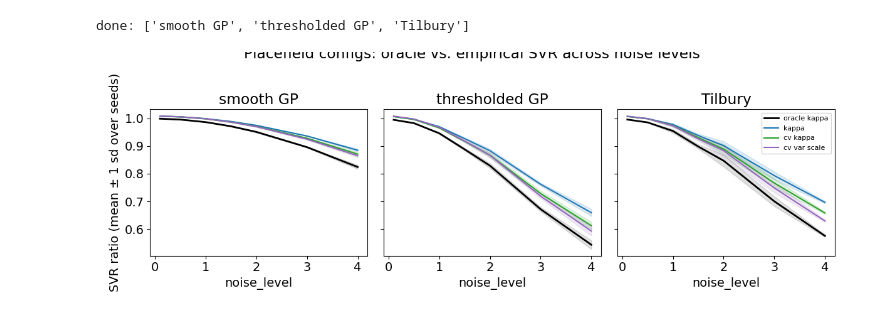
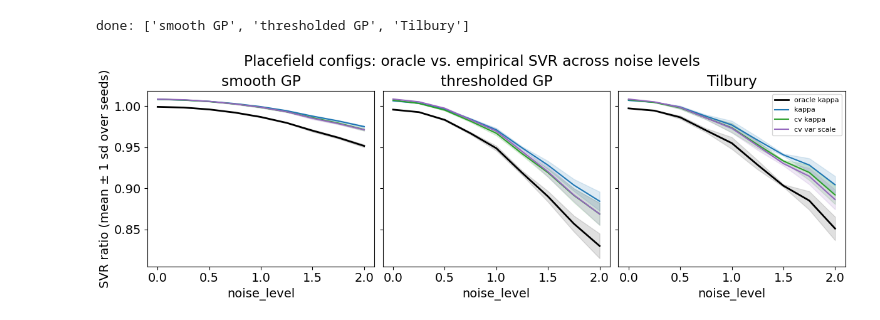
Before and after one commit to landoskape/vrAnalysis, a Jupyter notebook: dimensionality_manuscript/explore_dimensionality.ipynb, the cells around one changed output. Drawn from its saved outputs; the diff is of its cells as text; code cells hidden in the pictures.

```diff
--- a/dimensionality_manuscript/explore_dimensionality.ipynb
+++ b/dimensionality_manuscript/explore_dimensionality.ipynb
@@ -1412,11 +1466,11 @@ for label, fm, _ in _field_specs:
         num_neurons=N_focus,
         num_positions=P_focus,
         n_repeats=n_rep,
-        repeat_noise_alpha=0.0,
+        repeat_noise_alpha=0.7,
         repeat_noise_lengthscale=5.0,
         nuisance_dim=10,
         alpha_nuisance=1.0,
-        nuisance_scale=10.0,
+        nuisance_scale=3.0,
         noise_level=0.0,
         rng=np.random.default_rng(7),
     )
@@ -1424,11 +1478,11 @@ for label, fm, _ in _field_specs:
 
 # ── example neuron plot: source + 2 noisy repeats ──────────────────────────
 # Pick 6 neurons that show clear spatial structure (highest peak in source).
-n_show = 6
+n_show = 3
 position_axis = np.arange(P_focus)
 
 plt.close("all")
-fig, axes = plt.subplots(n_show, 3, figsize=(11, n_show * 2), layout="constrained", sharey="row")
+fig, axes = plt.subplots(n_show, 3, figsize=(10, n_show * 2.5), layout="constrained", sharey="row")
 
 for col, (label, fm, col_color) in enumerate(_field_specs):
     gen = _focus_gens[label]
@@ -1498,12 +1552,16 @@ for ax, (label, fm, col_color) in zip(axes, _field_specs):
     # CV stim×stim in variance scale (sqrt of energy).
     cvss_cand = np.maximum(result.empirical.cv_stimstim.as_variance_scale().candidate_modes, min_val)
 
-    n_modes = min(len(true_spec), len(rcvpca_pos), len(cvss_cand), P_focus)
+    # CV Variance scale
+    cv_vs = np.maximum(result.empirical.cv_variance_scale.candidate_modes, min_val)
+
+    n_modes = min(len(true_spec), len(rcvpca_pos), len(cvss_cand), P_focus, len(cv_vs))
     xv_n = range(1, n_modes + 1)
 
     ax.plot(xv_n, true_spec[:n_modes], color="black",   lw=2.0,  label=r"True $\Sigma_{stim}$ eigenspectrum")
     ax.plot(xv_n, rcvpca_pos[:n_modes], color=col_color, lw=1.8,  label="rCVPCA candidate (position-space)")
     ax.plot(xv_n, cvss_cand[:n_modes], color="tab:orange", lw=1.5, label="cvSVR (variance scale)")
+    ax.plot(xv_n, cv_vs[:n_modes], color="green", lw=1.5, label="CV Variance Scale Kappa")
 
     popSVR = result.population.kappa.ratio
     ax.set_title(f"{label}\nSVR_pop={popSVR:.3f}", fontsize=11)
@@ -1644,7 +1832,7 @@ position, which is safe for 3-fold CV.
 The `cv_rcvpca` estimator is also available here because `PlacefieldFullConfig`
 sets `supports_rcvpca=True`.  It shows up alongside the other methods.
 # %%
-_NOISE_LEVELS = np.array([0.1, 0.5, 1.0, 1.5, 2.0, 3.0, 4.0])
+_NOISE_LEVELS = np.linspace(0.0, 2.0, 9)
 
 _N_NEURONS  = 200
 _N_POSITIONS = 50
@@ -1666,6 +1854,7 @@ def _pf_factory(field_model, noise_level):
             num_neurons=_N_NEURONS,
             num_positions=_N_POSITIONS,
             n_repeats=_N_REPEATS,
+            nuisance_scale=1.0,
             noise_level=noise_level,
             rng=rng,
         )
@@ -1705,7 +1894,7 @@ _PF_METHODS = [
     # ("cv_rcvpca",        "cv rCVPCA",       "#8c564b"),
 ]
 
-fig, axes = plt.subplots(1, 3, figsize=(12, 4), sharey=True)
+fig, axes = plt.subplots(1, 3, figsize=(12, 4), sharey=True, layout="constrained")
 
 for ax, (model_name, results) in zip(axes, _pf_sweep_results.items()):
     oracle = results.oracle("kappa")          # (n_levels, n_seeds)
@@ -1723,36 +1912,32 @@ for ax, (model_name, results) in zip(axes, _pf_sweep_results.items()):
     for method, label, color in _PF_METHODS:
         emp = results.empirical(method)       # (n_levels, n_seeds)
         # skip if all NaN
         if np.all(np.isnan(emp)):
             continue
         emp_m = np.nanmean(emp, axis=1)
         emp_s = np.nanstd(emp, axis=1)
         ax.fill_between(
             _NOISE_LEVELS,
             emp_m - emp_s, emp_m + emp_s,
             alpha=0.15, color=color,
         )
         ax.plot(_NOISE_LEVELS, emp_m, color=color, lw=1.5, label=label)
 
     ax.set_xlabel("noise_level")
     ax.set_title(model_name)
     # ax.set_ylim(-0.05, 1.05)
 
 axes[0].set_ylabel("SVR ratio (mean ± 1 sd over seeds)")
 
 # shared legend on rightmost axis
 handles = [Line2D([0],[0], color="k", lw=2, label="oracle kappa")]
 handles += [
     Line2D([0],[0], color=color, lw=1.5, label=label)
     for method, label, color in _PF_METHODS
 ]
 axes[-1].legend(handles=handles, fontsize=8, loc="upper right")
 
-fig.suptitle(
-    "Placefield configs: oracle vs. empirical SVR across noise levels",
-    y=1.02,
-)
-plt.tight_layout()
+fig.suptitle("Placefield configs: oracle vs. empirical SVR across noise levels")
 plt.show()
 # %% [output]
-[figure, old version]
+[figure, new version]
```
Also changed, not shown: parts of 26 cells of this notebook, 6 other files.
